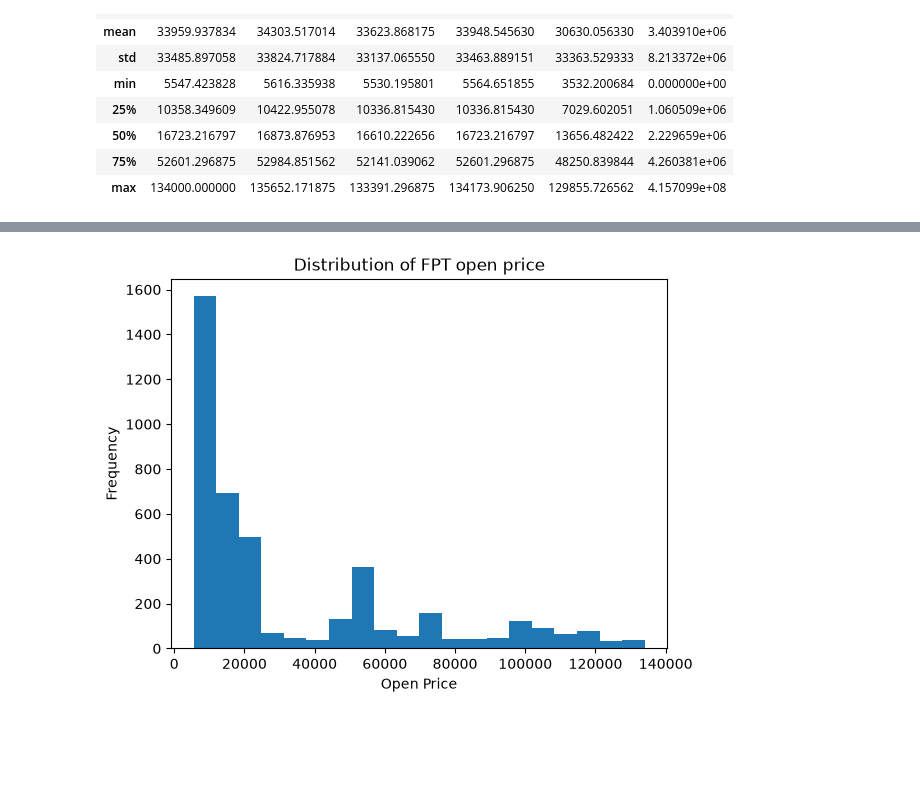
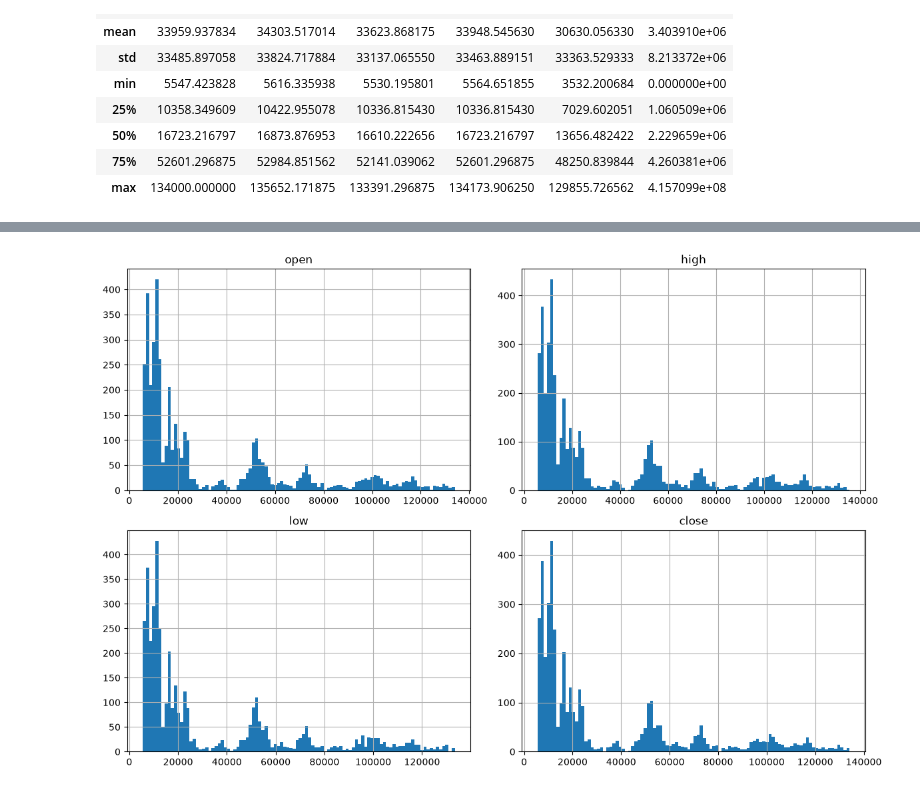
Before and after one commit to KhoaZr/personal-quant-system, a Jupyter notebook: doc/notebook/EDA.ipynb, the cells around one changed output, grey strips where cells are left out. Cells and saved outputs as stored; diff of their text form; code cells hidden in the pictures; blank space fills up the shorter version.

```diff
--- a/doc/notebook/EDA.ipynb
+++ b/doc/notebook/EDA.ipynb
@@ -66,10 +103,8 @@ df.head()
 import matplotlib.pyplot as plt
 import seaborn as sns
 # %%
-plt.hist(df["open"],bins=20)
-plt.xlabel("Open Price")
-plt.ylabel("Frequency")
-plt.title("Distribution of FPT open price")
+df[["open", "high", "low", "close"]].hist(bins=100,figsize=(12,8))
+plt.tight_layout()
 plt.show()
 # %% [output]
-[figure, old version]
+[figure, new version]
```
Also changed, not shown: parts of 9 cells of this notebook, 2 other files.
